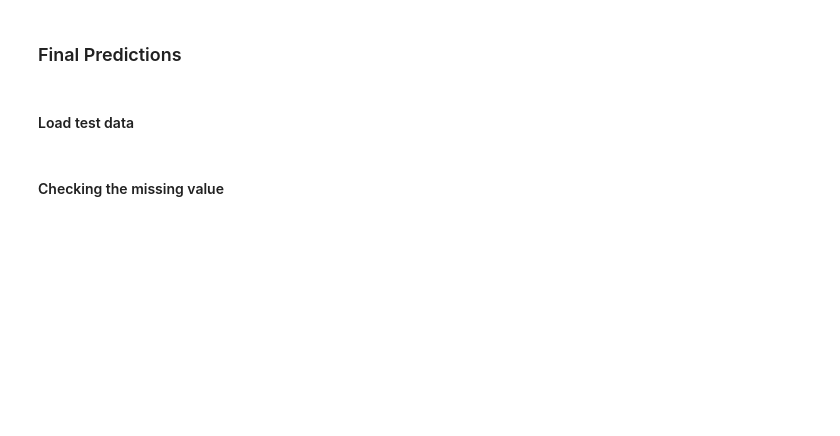
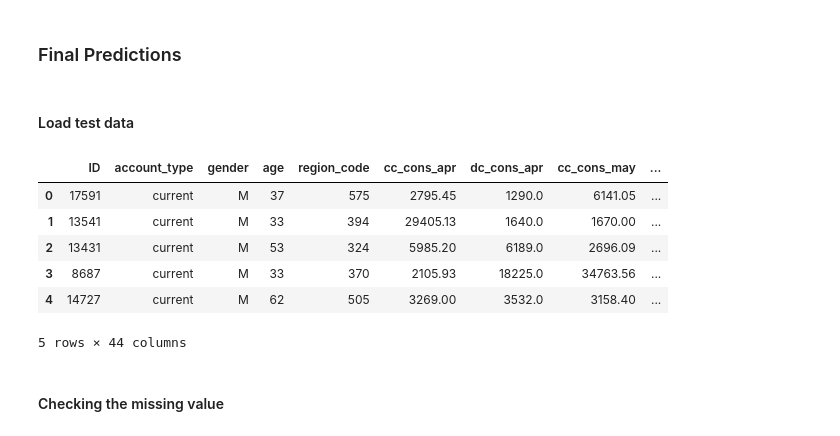
Before and after one commit to kimhonggithub/Predict-Credit-Card-Gen7, a Jupyter notebook: ML_predict_credict.ipynb, the cells around one changed output. Saved outputs shown, nothing was run; the diff lists cells and outputs as text; code cells hidden in the pictures; blank space fills up the shorter version.

```diff
--- a/ML_predict_credict.ipynb
+++ b/ML_predict_credict.ipynb
@@ -444,9 +435,17 @@ KeyboardInterrupt:
 # %% [markdown]
 #### Load test data
 # %%
-test=pd.read_csv('Data/test.csv')
+test=pd.read_excel('test.xlsx')
 len(test)
 test.head()
+# %% [output]
+|  | ID | account_type | gender | age | region_code | cc_cons_apr | dc_cons_apr | cc_cons_may | ... |
+| 0 | 17591 | current | M | 37 | 575 | 2795.45 | 1290.0 | 6141.05 | ... |
+| 1 | 13541 | current | M | 33 | 394 | 29405.13 | 1640.0 | 1670.00 | ... |
+| 2 | 13431 | current | M | 53 | 324 | 5985.20 | 6189.0 | 2696.09 | ... |
+| 3 | 8687 | current | M | 33 | 370 | 2105.93 | 18225.0 | 34763.56 | ... |
+| 4 | 14727 | current | M | 62 | 505 | 3269.00 | 3532.0 | 3158.40 | ... |
+5 rows × 44 columns
 # %% [markdown]
 #### Checking the missing value
 # %%
```
Also changed, not shown: parts of 21 cells of this notebook.
